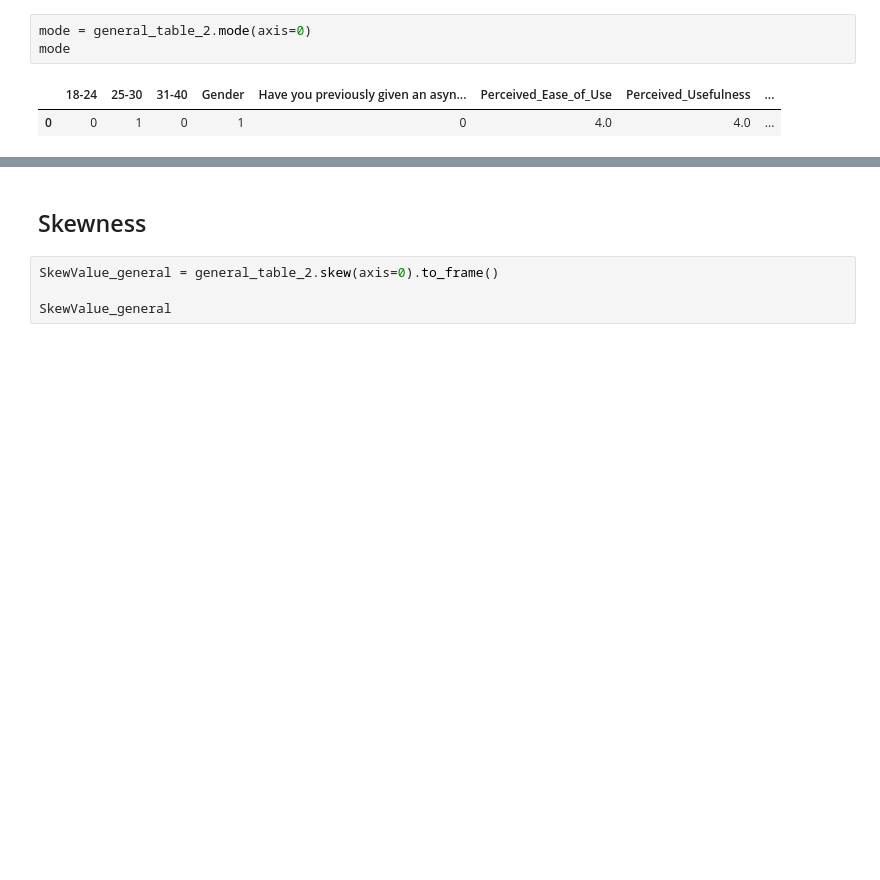
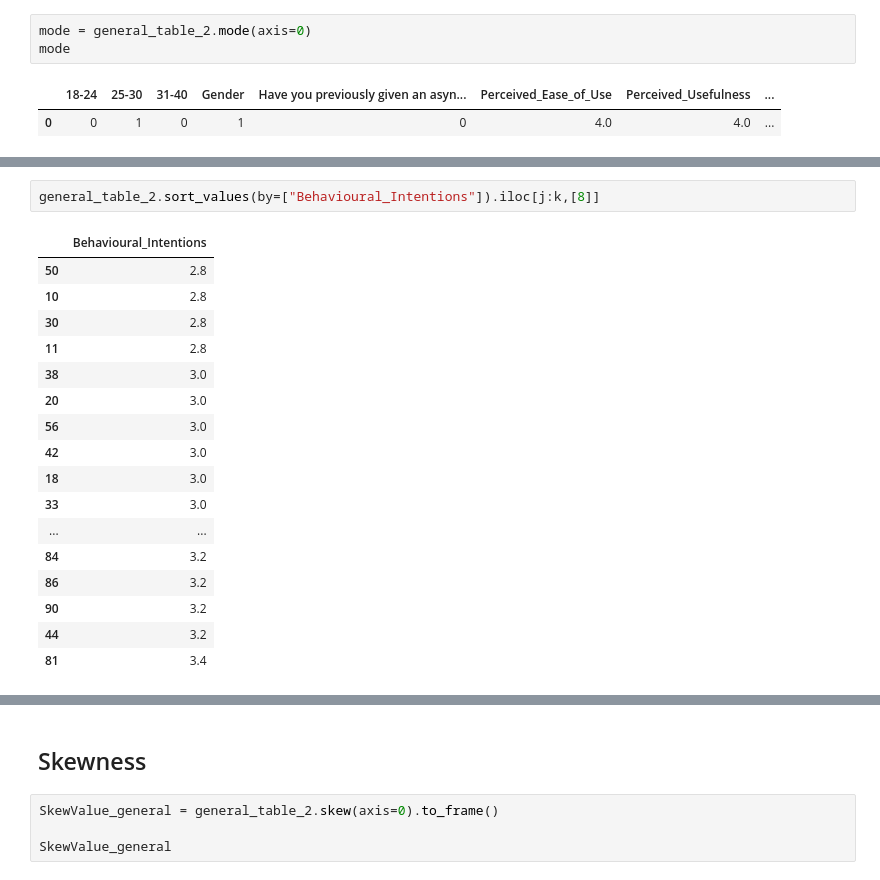
Before and after one commit to TsakalParis/AVIS_survey_analysis, a Jupyter notebook: AVIs analysis/English_Avi's_Survey.ipynb, the cells around one changed output, grey strips where cells are left out. Cells and saved outputs as stored; diff of their text form; blank space fills up the shorter version.

```diff
--- a/AVIs analysis/English_Avi's_Survey.ipynb
+++ b/AVIs analysis/English_Avi's_Survey.ipynb
@@ -560,0 +629,20 @@ mode
+# %%
+general_table_2.sort_values(by=["Behavioural_Intentions"]).iloc[j:k,[8]]
+# %% [output]
+|  | Behavioural_Intentions |
+| 50 | 2.8 |
+| 10 | 2.8 |
+| 30 | 2.8 |
+| 11 | 2.8 |
+| 38 | 3.0 |
+| 20 | 3.0 |
+| 56 | 3.0 |
+| 42 | 3.0 |
+| 18 | 3.0 |
+| 33 | 3.0 |
+| ... | ... |
+| 84 | 3.2 |
+| 86 | 3.2 |
+| 90 | 3.2 |
+| 44 | 3.2 |
+| 81 | 3.4 |
```
Also changed, not shown: parts of 8 cells of this notebook.
